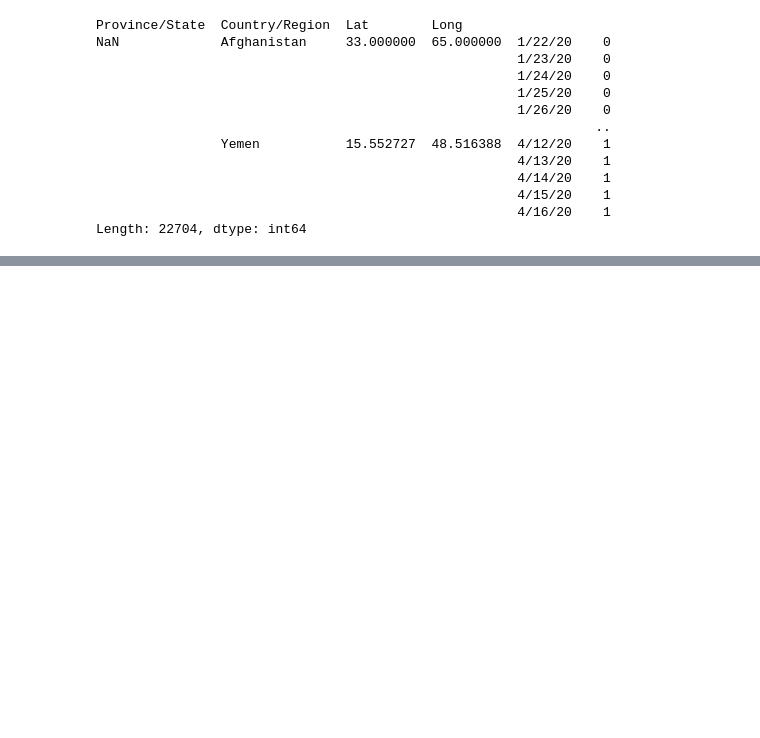
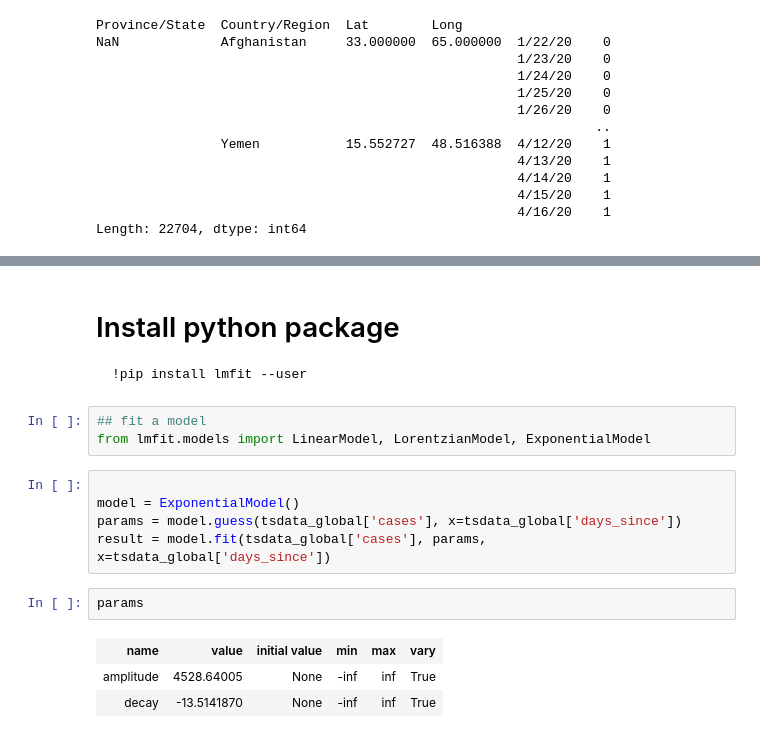
Before and after one commit to mortie23/covid-19-analysis, a Jupyter notebook: python/notebook.ipynb, the cells around one changed output, grey strips where cells are left out. Saved outputs shown, nothing was run; the diff lists cells and outputs as text; blank space fills up the shorter version.

````diff
--- a/python/notebook.ipynb
+++ b/python/notebook.ipynb
@@ -94,3 +92,23 @@ tsdata_global.set_index('date')['cases'].plot()
 # %% [output]
 <matplotlib.axes._subplots.AxesSubplot at 0x...>
 [figure]
+# %% [markdown]
+# Install python package
+
+```bash
+!pip install lmfit --user
+```
+# %%
+## fit a model
+from lmfit.models import LinearModel, LorentzianModel, ExponentialModel
+# %%
+
+model = ExponentialModel()
+params = model.guess(tsdata_global['cases'], x=tsdata_global['days_since'])
+result = model.fit(tsdata_global['cases'], params, x=tsdata_global['days_since'])
+# %%
+params
+# %% [output]
+| name | value | initial value | min | max | vary |
+| amplitude | 4528.64005 | None | -inf | inf | True |
+| decay | -13.5141870 | None | -inf | inf | True |
````
Also changed, not shown: parts of 6 cells of this notebook.
